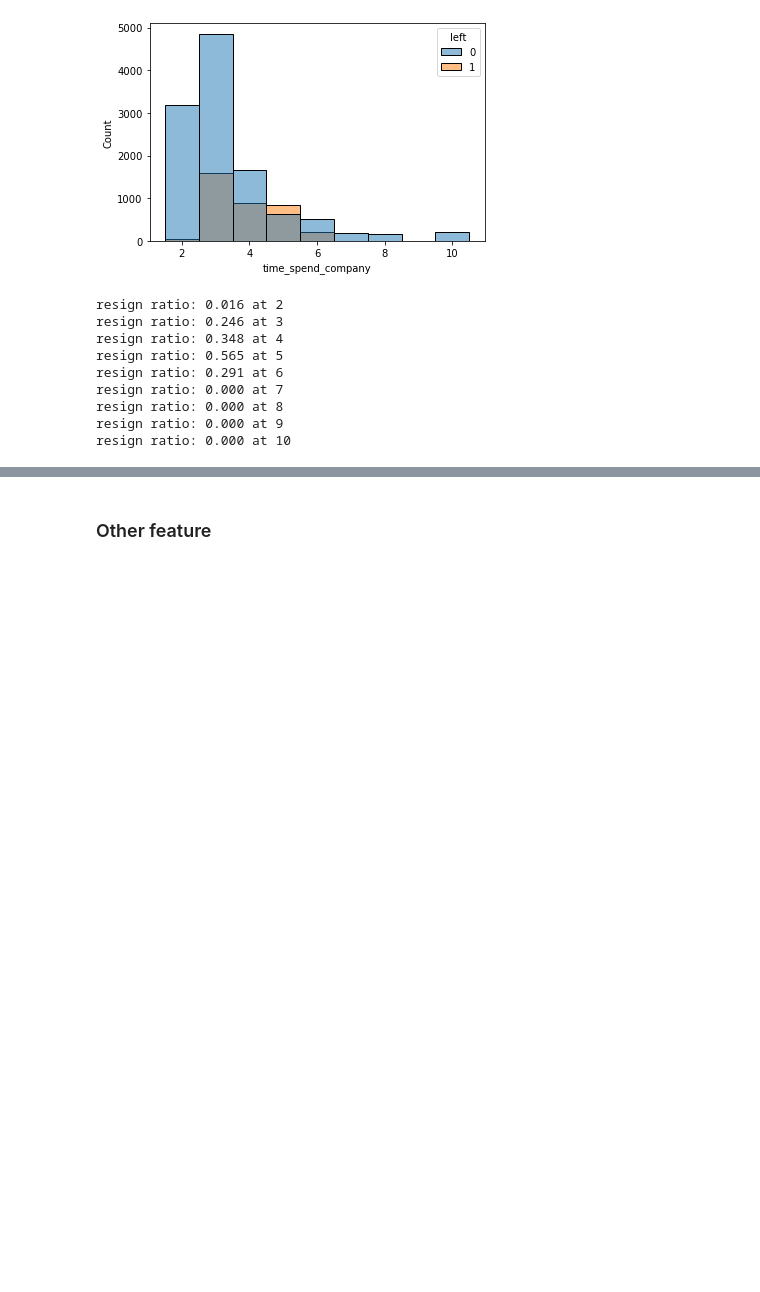
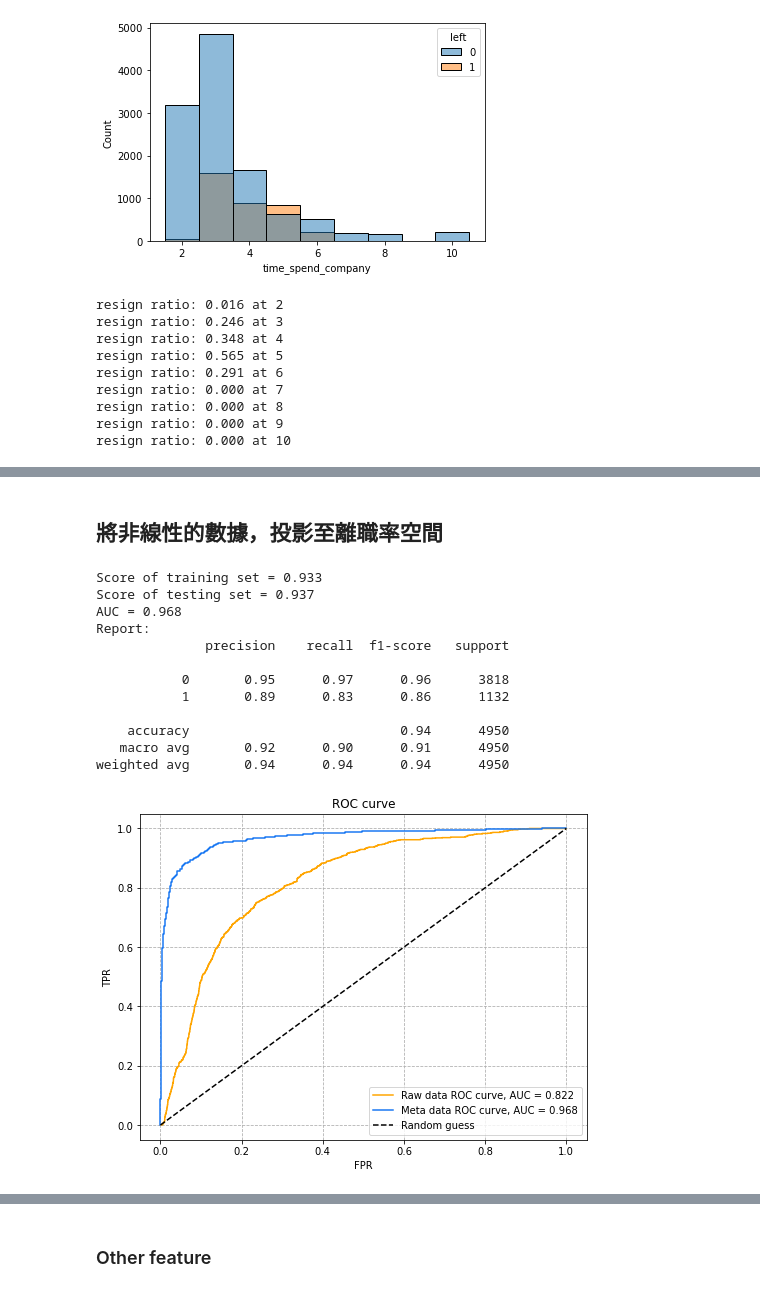
Before and after one commit to ZlinTsai/python_project, a Jupyter notebook: Machine_Learning/Logistic Regression.ipynb, the cells around one changed output, grey strips where cells are left out. Saved outputs shown, nothing was run; the diff lists cells and outputs as text; code cells hidden in the pictures; blank space fills up the shorter version.

```diff
--- a/Machine_Learning/Logistic Regression.ipynb
+++ b/Machine_Learning/Logistic Regression.ipynb
@@ -887,0 +754,39 @@ weighted avg       0.94      0.94      0.94      4950
+# %% [markdown]
+## 將非線性的數據，投影至離職率空間
+# %%
+# after pre-processing data
+
+xData = df_re.drop(["left"], axis=1)
+yData = df_re["left"]
+
+xDataSS = StandardScaler().fit_transform(xData)
+
+score_train, score_test, fpr2, tpr2, auc2 = myLogisticRegression(xDataSS, yData, 0.33, 0)
+
+# plot
+plt.figure(figsize=(8, 6))
+plt.plot(fpr1, tpr1, linestyle="solid", color="orange", label="Raw data ROC curve, AUC = %.3f" %(auc1))
+plt.plot(fpr2, tpr2, linestyle="solid", color="#1877F2", label="Meta data ROC curve, AUC = %.3f" %(auc2))
+
+plt.plot(np.linspace(0, 1, 100), np.linspace(0, 1, 100), linestyle="dashed", color="black", label="Random guess")
+
+plt.grid(linestyle='--')
+plt.title("ROC curve")
+plt.xlabel("FPR")
+plt.ylabel("TPR")
+plt.legend()
+plt.show()
+# %% [output]
+Score of training set = 0.933
+Score of testing set = 0.937
+AUC = 0.968
+Report:
+              precision    recall  f1-score   support
+
+           0       0.95      0.97      0.96      3818
+           1       0.89      0.83      0.86      1132
+
+    accuracy                           0.94      4950
+   macro avg       0.92      0.90      0.91      4950
+weighted avg       0.94      0.94      0.94      4950
+[figure, added]
```
Also changed, not shown: parts of 25 cells of this notebook.
